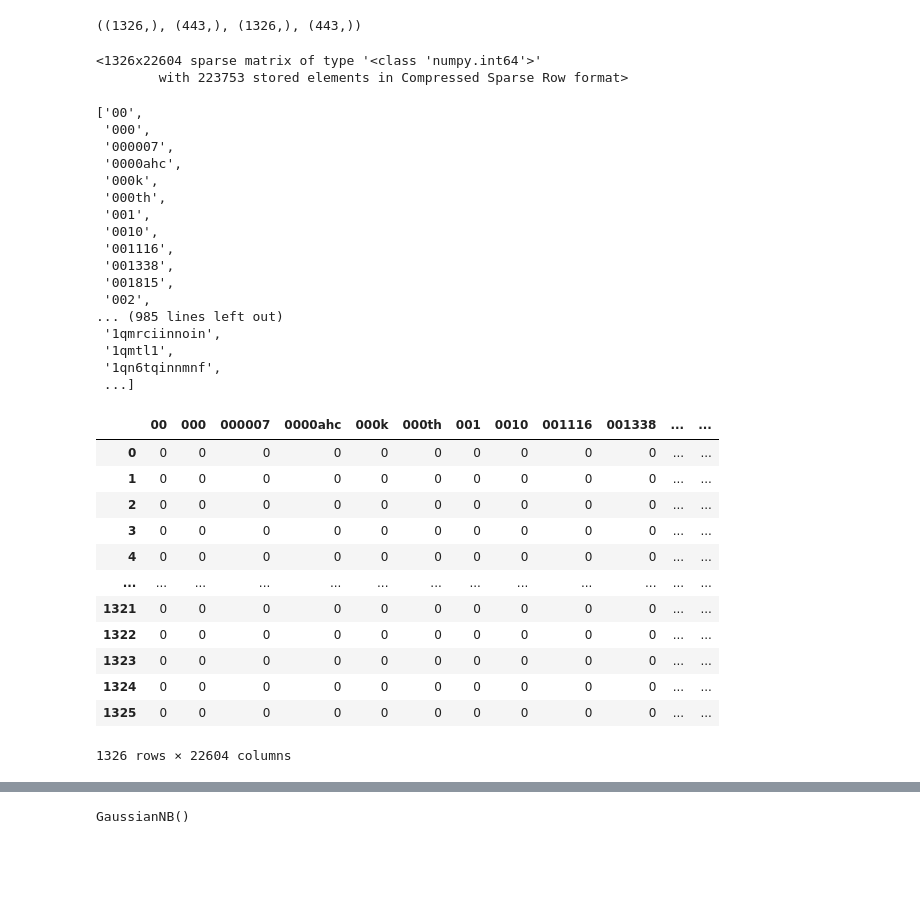
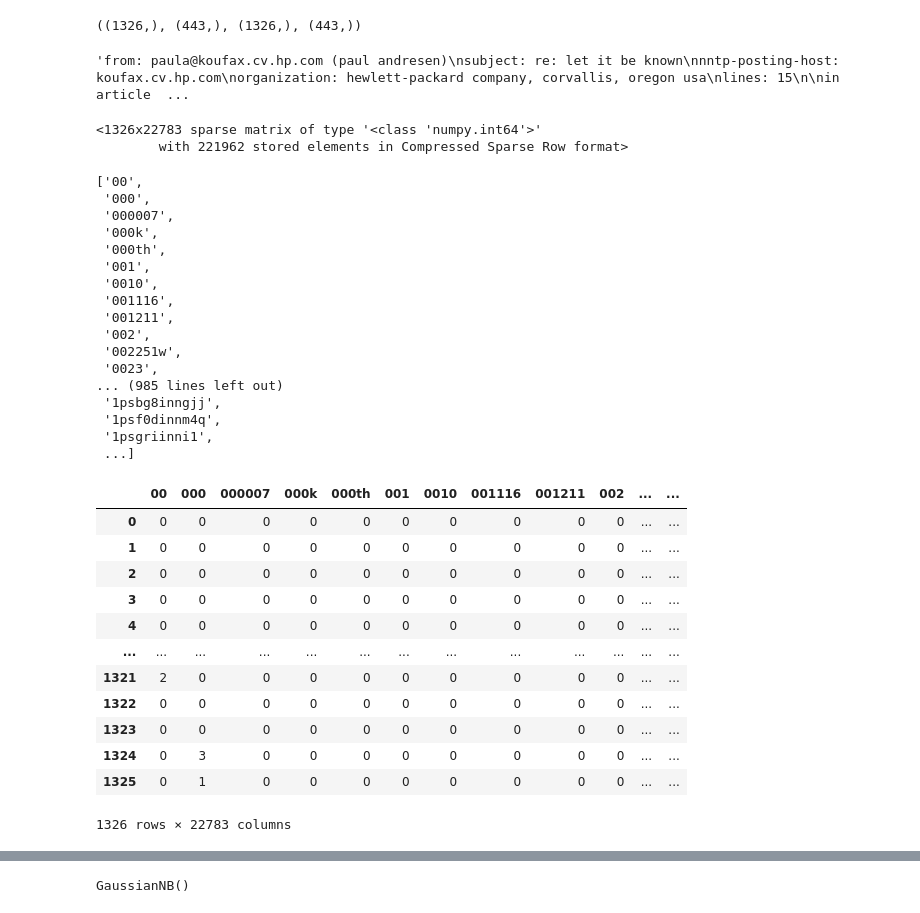
Before and after one commit to cwf231/StudyGroups, a Jupyter notebook: StudyGroupNotes/Phase_3/3.28_bayes_classification.ipynb, the cells around one changed output, grey strips where cells are left out. Cells and saved outputs as stored; diff of their text form; code cells hidden in the pictures; blank space fills up the shorter version.

```diff
--- a/StudyGroupNotes/Phase_3/3.28_bayes_classification.ipynb
+++ b/StudyGroupNotes/Phase_3/3.28_bayes_classification.ipynb
@@ -151,3 +163,11 @@ X_train.shape, X_test.shape, y_train.shape, y_test.shape
+# %%
+# 'The' != 'the'
+X_train = X_train.apply(lambda x: x.lower())
+X_test = X_test.apply(lambda x: x.lower())
+# %%
+X_train[0]
+# %% [output]
+'from: paula@koufax.cv.hp.com (paul andresen)\nsubject: re: let it be known\nnntp-posting-host: koufax.cv.hp.com\norganization: hewlett-packard company, corvallis, oregon usa\nlines: 15\n\nin article  ...
 # %%
 # Use CountVectorizer to process text.
 count_vec = CountVectorizer()
@@ -157,45 +177,46 @@ X_test_processed = count_vec.transform(X_test)
 # %%
 X_train_processed
 # %% [output]
-<1326x22604 sparse matrix of type '<class 'numpy.int64'>'
-        with 223753 stored elements in Compressed Sparse Row format>
+<1326x22783 sparse matrix of type '<class 'numpy.int64'>'
+        with 221962 stored elements in Compressed Sparse Row format>
 # %%
 count_vec.get_feature_names()
 # %% [output]
 ['00',
  '000',
  '000007',
- '0000ahc',
  '000k',
  '000th',
  '001',
  '0010',
  '001116',
- '001338',
- '001815',
+ '001211',
  '002',
+ '002251w',
+ '0023',
 ... (985 lines left out)
- '1qmrciinnoin',
- '1qmtl1',
- '1qn6tqinnmnf',
+ '1psbg8inngjj',
+ '1psf0dinnm4q',
+ '1psgriinni1',
  ...]
 # %%
 # Show sparse matrix as DataFrame. (.toarray())
-pd.DataFrame(X_train_processed.toarray(), columns=count_vec.get_feature_names())
+pd.DataFrame(X_train_processed.toarray(),
+             columns=count_vec.get_feature_names())
 # %% [output]
-|  | 00 | 000 | 000007 | 0000ahc | 000k | 000th | 001 | 0010 | 001116 | 001338 | ... | ... |
+|  | 00 | 000 | 000007 | 000k | 000th | 001 | 0010 | 001116 | 001211 | 002 | ... | ... |
 | 0 | 0 | 0 | 0 | 0 | 0 | 0 | 0 | 0 | 0 | 0 | ... | ... |
 | 1 | 0 | 0 | 0 | 0 | 0 | 0 | 0 | 0 | 0 | 0 | ... | ... |
 | 2 | 0 | 0 | 0 | 0 | 0 | 0 | 0 | 0 | 0 | 0 | ... | ... |
 | 3 | 0 | 0 | 0 | 0 | 0 | 0 | 0 | 0 | 0 | 0 | ... | ... |
 | 4 | 0 | 0 | 0 | 0 | 0 | 0 | 0 | 0 | 0 | 0 | ... | ... |
 | ... | ... | ... | ... | ... | ... | ... | ... | ... | ... | ... | ... | ... |
-| 1321 | 0 | 0 | 0 | 0 | 0 | 0 | 0 | 0 | 0 | 0 | ... | ... |
+| 1321 | 2 | 0 | 0 | 0 | 0 | 0 | 0 | 0 | 0 | 0 | ... | ... |
 | 1322 | 0 | 0 | 0 | 0 | 0 | 0 | 0 | 0 | 0 | 0 | ... | ... |
 | 1323 | 0 | 0 | 0 | 0 | 0 | 0 | 0 | 0 | 0 | 0 | ... | ... |
-| 1324 | 0 | 0 | 0 | 0 | 0 | 0 | 0 | 0 | 0 | 0 | ... | ... |
-| 1325 | 0 | 0 | 0 | 0 | 0 | 0 | 0 | 0 | 0 | 0 | ... | ... |
+| 1324 | 0 | 3 | 0 | 0 | 0 | 0 | 0 | 0 | 0 | 0 | ... | ... |
+| 1325 | 0 | 1 | 0 | 0 | 0 | 0 | 0 | 0 | 0 | 0 | ... | ... |
-1326 rows × 22604 columns
+1326 rows × 22783 columns
 # %%
 X_train_processed
 # %% [output]
```
Also changed, not shown: parts of 25 cells of this notebook.
